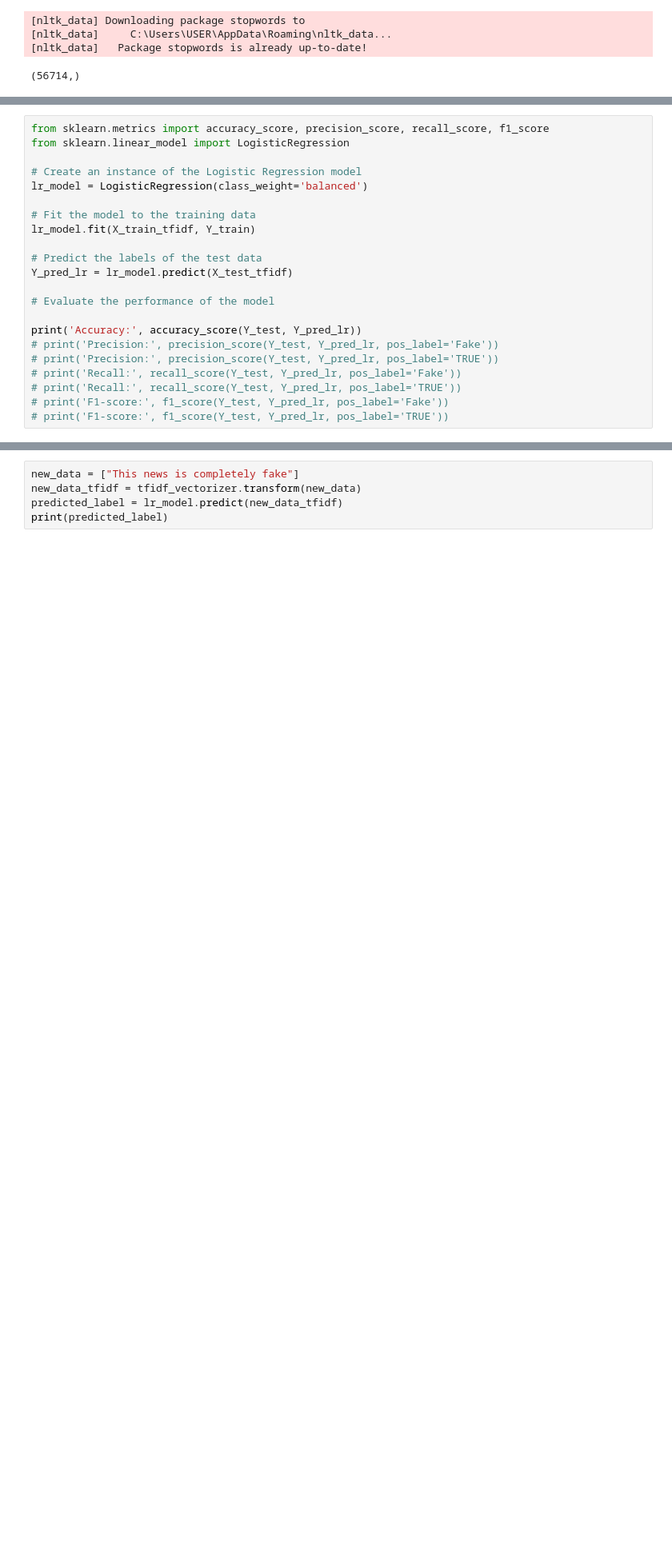
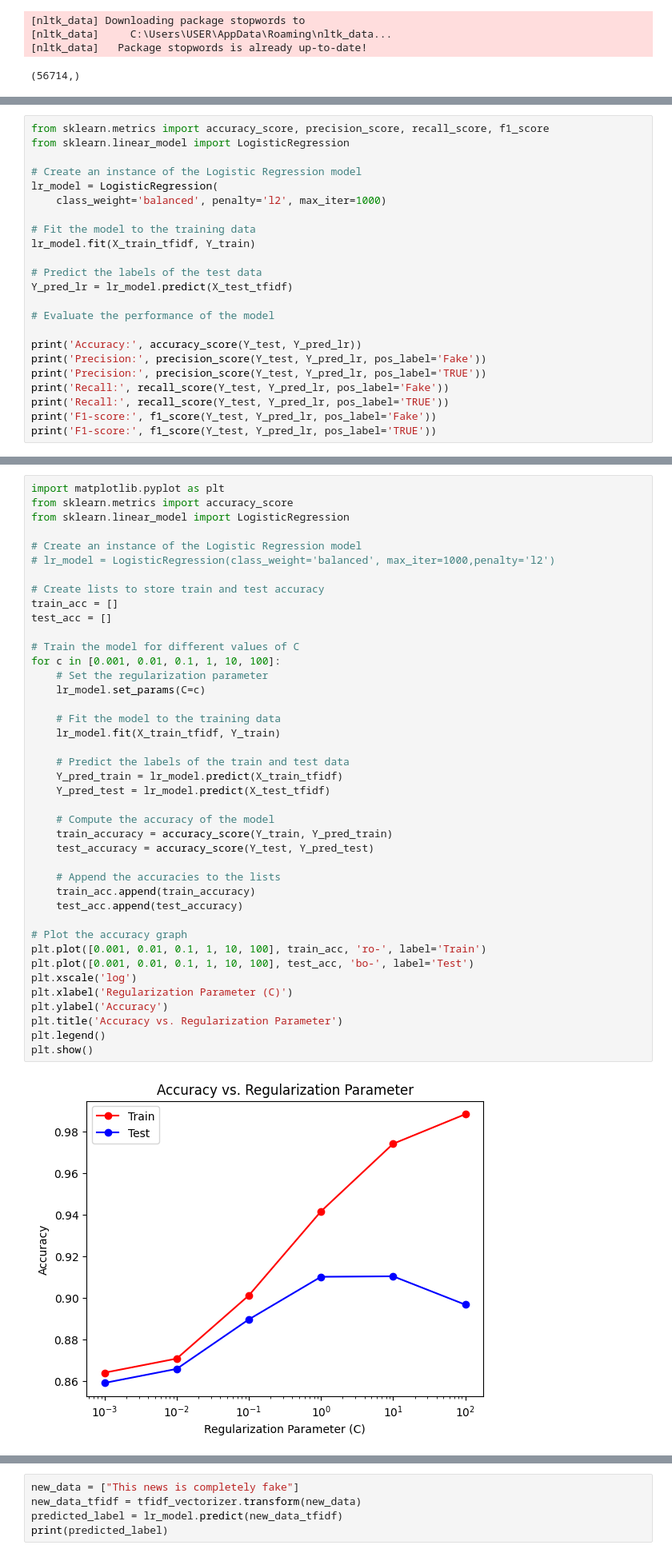
Before and after one commit to rubykar/KavachHackathon-AFND-003-, a Jupyter notebook: KAVACHHACKATHON2023/Fake_news_detection(Kavach_Hackathon).ipynb, the cells around one changed output, grey strips where cells are left out. Shown at 80% size. Cells and saved outputs as stored; diff of their text form; blank space fills up the shorter version.

Commit message:
Second commit
Changes are made in the model and also
dataset has been modified .

```diff
--- a/KAVACHHACKATHON2023/Fake_news_detection(Kavach_Hackathon).ipynb
+++ b/KAVACHHACKATHON2023/Fake_news_detection(Kavach_Hackathon).ipynb
@@ -249,7 +307,8 @@ from sklearn.metrics import accuracy_score, precision_score, recall_score, f1_sc
 from sklearn.linear_model import LogisticRegression
 
 # Create an instance of the Logistic Regression model
-lr_model = LogisticRegression(class_weight='balanced')
+lr_model = LogisticRegression(
+    class_weight='balanced', penalty='l2', max_iter=1000)
 
 # Fit the model to the training data
 lr_model.fit(X_train_tfidf, Y_train)
@@ -260,10 +319,10 @@ Y_pred_lr = lr_model.predict(X_test_tfidf)
 # Evaluate the performance of the model
 
 print('Accuracy:', accuracy_score(Y_test, Y_pred_lr))
-# print('Precision:', precision_score(Y_test, Y_pred_lr, pos_label='Fake'))
-# print('Precision:', precision_score(Y_test, Y_pred_lr, pos_label='TRUE'))
-# print('Recall:', recall_score(Y_test, Y_pred_lr, pos_label='Fake'))
-# print('Recall:', recall_score(Y_test, Y_pred_lr, pos_label='TRUE'))
-# print('F1-score:', f1_score(Y_test, Y_pred_lr, pos_label='Fake'))
-# print('F1-score:', f1_score(Y_test, Y_pred_lr, pos_label='TRUE'))
+print('Precision:', precision_score(Y_test, Y_pred_lr, pos_label='Fake'))
+print('Precision:', precision_score(Y_test, Y_pred_lr, pos_label='TRUE'))
+print('Recall:', recall_score(Y_test, Y_pred_lr, pos_label='Fake'))
+print('Recall:', recall_score(Y_test, Y_pred_lr, pos_label='TRUE'))
+print('F1-score:', f1_score(Y_test, Y_pred_lr, pos_label='Fake'))
+print('F1-score:', f1_score(Y_test, Y_pred_lr, pos_label='TRUE'))
 # %% [output]
@@ -276,0 +336,43 @@ F1-score: 0.9535230440137421
+# %%
+import matplotlib.pyplot as plt
+from sklearn.metrics import accuracy_score
+from sklearn.linear_model import LogisticRegression
+
+# Create an instance of the Logistic Regression model
+# lr_model = LogisticRegression(class_weight='balanced', max_iter=1000,penalty='l2')
+
+# Create lists to store train and test accuracy
+train_acc = []
+test_acc = []
+
+# Train the model for different values of C
+for c in [0.001, 0.01, 0.1, 1, 10, 100]:
+    # Set the regularization parameter
+    lr_model.set_params(C=c)
+
+    # Fit the model to the training data
+    lr_model.fit(X_train_tfidf, Y_train)
+
+    # Predict the labels of the train and test data
+    Y_pred_train = lr_model.predict(X_train_tfidf)
+    Y_pred_test = lr_model.predict(X_test_tfidf)
+
+    # Compute the accuracy of the model
+    train_accuracy = accuracy_score(Y_train, Y_pred_train)
+    test_accuracy = accuracy_score(Y_test, Y_pred_test)
+
+    # Append the accuracies to the lists
+    train_acc.append(train_accuracy)
+    test_acc.append(test_accuracy)
+
+# Plot the accuracy graph
+plt.plot([0.001, 0.01, 0.1, 1, 10, 100], train_acc, 'ro-', label='Train')
+plt.plot([0.001, 0.01, 0.1, 1, 10, 100], test_acc, 'bo-', label='Test')
+plt.xscale('log')
+plt.xlabel('Regularization Parameter (C)')
+plt.ylabel('Accuracy')
+plt.title('Accuracy vs. Regularization Parameter')
+plt.legend()
+plt.show()
+# %% [output]
+[figure, added]
```
Also changed, not shown: parts of 21 cells of this notebook.
